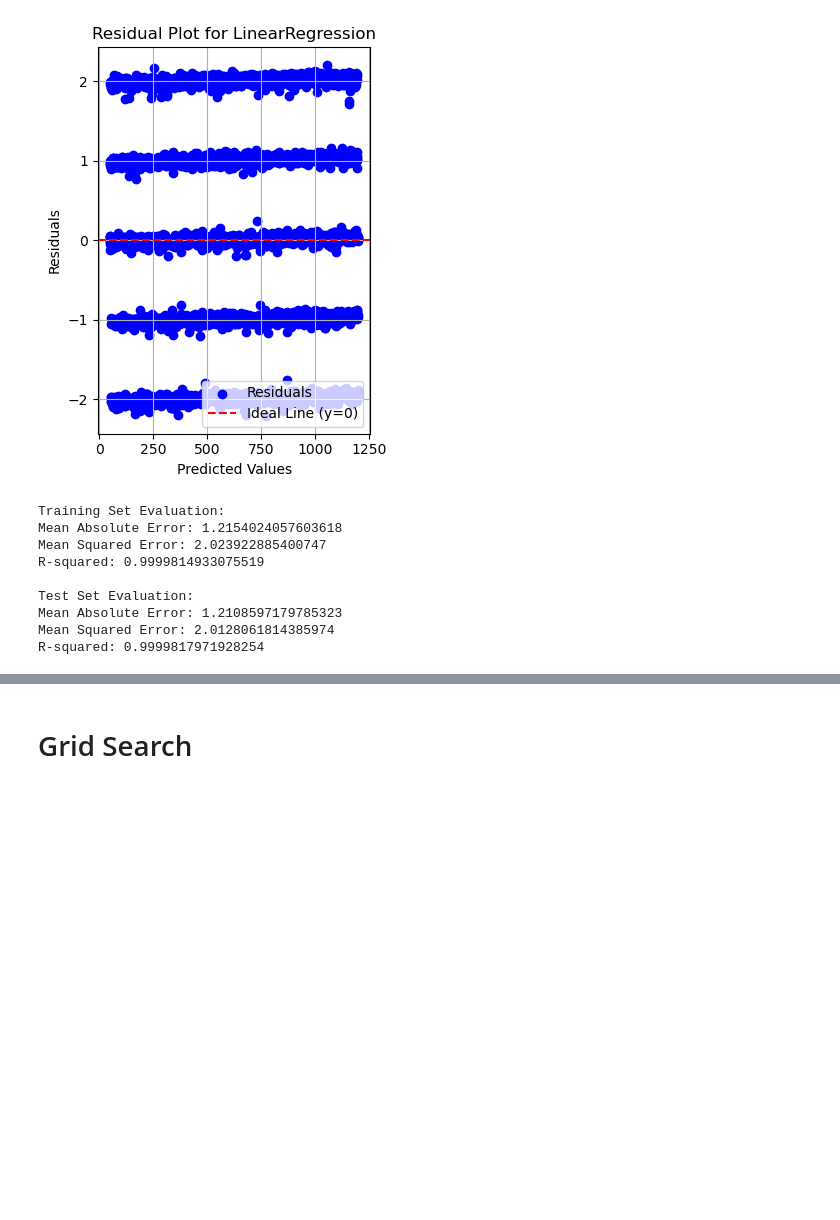
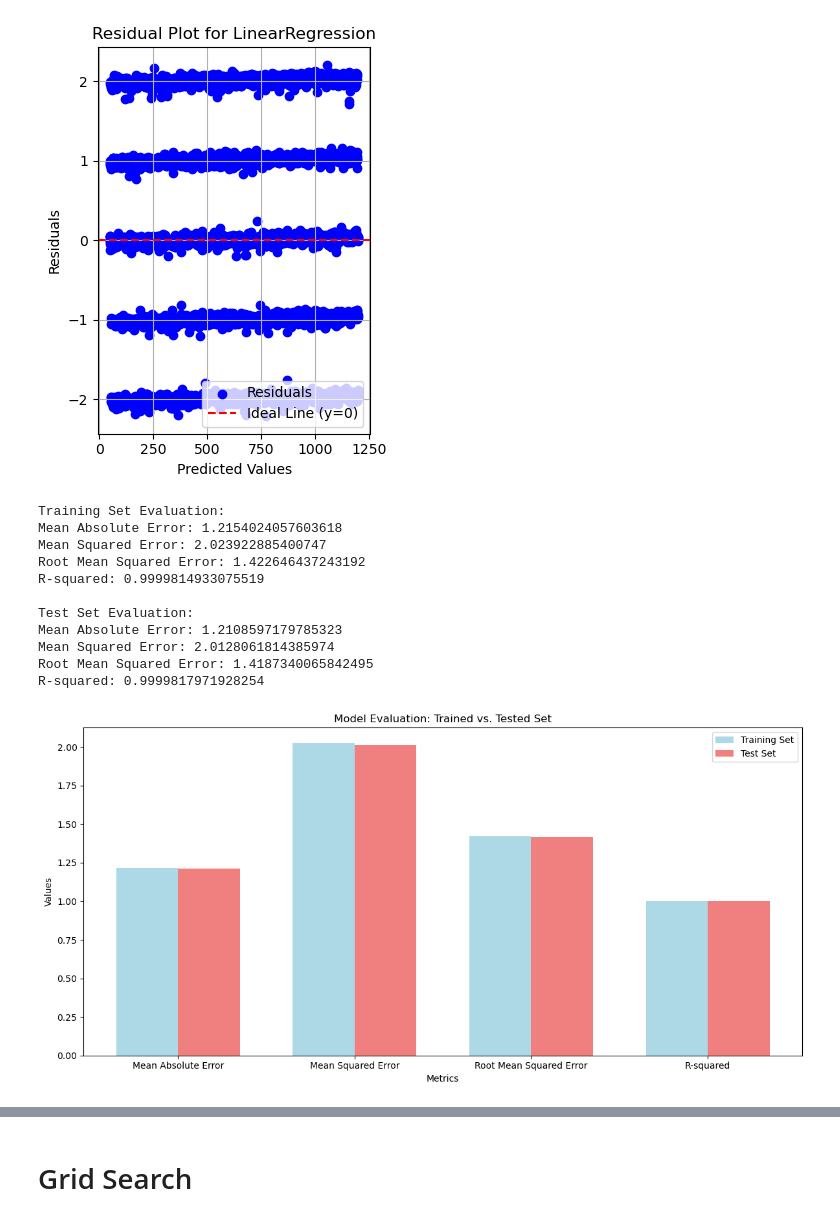
Before and after one commit to musicmaj/project-4-group-15, a Jupyter notebook: Machine Learning/ML_Models_Airbnb.ipynb, the cells around one changed output, grey strips where cells are left out. Saved outputs shown, nothing was run; the diff lists cells and outputs as text; code cells hidden in the pictures; blank space fills up the shorter version.

```diff
--- a/Machine Learning/ML_Models_Airbnb.ipynb
+++ b/Machine Learning/ML_Models_Airbnb.ipynb
@@ -270,34 +270,70 @@ for index, row in top_models.iterrows():
 [figure]
 [figure]
 # %%
-# Evaluate on the trained
+# Evaluate on the training set
 train_predictions = best_model.predict(X_train_scaled)
 train_mae = mean_absolute_error(y_train, train_predictions)
 train_mse = mean_squared_error(y_train, train_predictions)
+train_rmse = np.sqrt(train_mse)  # Calculate RMSE
 train_r2 = r2_score(y_train, train_predictions)
 
+# Print training set evaluation metrics
 print("Training Set Evaluation:")
 print(f"Mean Absolute Error: {train_mae}")
 print(f"Mean Squared Error: {train_mse}")
+print(f"Root Mean Squared Error: {train_rmse}")
 print(f"R-squared: {train_r2}")
 
 # Evaluate on the test set
 test_predictions = best_model.predict(X_test_scaled)
 test_mae = mean_absolute_error(y_test, test_predictions)
 test_mse = mean_squared_error(y_test, test_predictions)
+test_rmse = np.sqrt(test_mse)  # Calculate RMSE
 test_r2 = r2_score(y_test, test_predictions)
 
+# Print test set evaluation metrics
 print("\nTest Set Evaluation:")
 print(f"Mean Absolute Error: {test_mae}")
 print(f"Mean Squared Error: {test_mse}")
+print(f"Root Mean Squared Error: {test_rmse}")  # Include RMSE
 print(f"R-squared: {test_r2}")
+
+
+# Metrics
+metrics = ['Mean Absolute Error', 'Mean Squared Error', 'Root Mean Squared Error', 'R-squared']
+train_metrics = [train_mae, train_mse, train_rmse, train_r2]
+test_metrics = [test_mae, test_mse, test_rmse, test_r2]
+
+# Set the bar width and positions
+bar_width = 0.35
+index = np.arange(len(metrics))
+
+# Create the bar plots
+plt.figure(figsize=(12, 6))
+
+bar1 = plt.bar(index, train_metrics, bar_width, label='Training Set', color='lightblue')
+bar2 = plt.bar(index + bar_width, test_metrics, bar_width, label='Test Set', color='lightcoral')
+
+# Add labels and title
+plt.xlabel('Metrics')
+plt.ylabel('Values')
+plt.title('Model Evaluation: Trained vs. Tested Set')
+plt.xticks(index + bar_width / 2, metrics)
+plt.legend()
+
+# Display the plot
+plt.tight_layout()
+plt.show()
 # %% [output]
 Training Set Evaluation:
 Mean Absolute Error: 1.2154024057603618
 Mean Squared Error: 2.023922885400747
+Root Mean Squared Error: 1.422646437243192
 R-squared: 0.9999814933075519
 
 Test Set Evaluation:
 Mean Absolute Error: 1.2108597179785323
 Mean Squared Error: 2.0128061814385974
+Root Mean Squared Error: 1.4187340065842495
 R-squared: 0.9999817971928254
+[figure, added]
```
Also changed, not shown: parts of 7 cells of this notebook, 6 other files.
